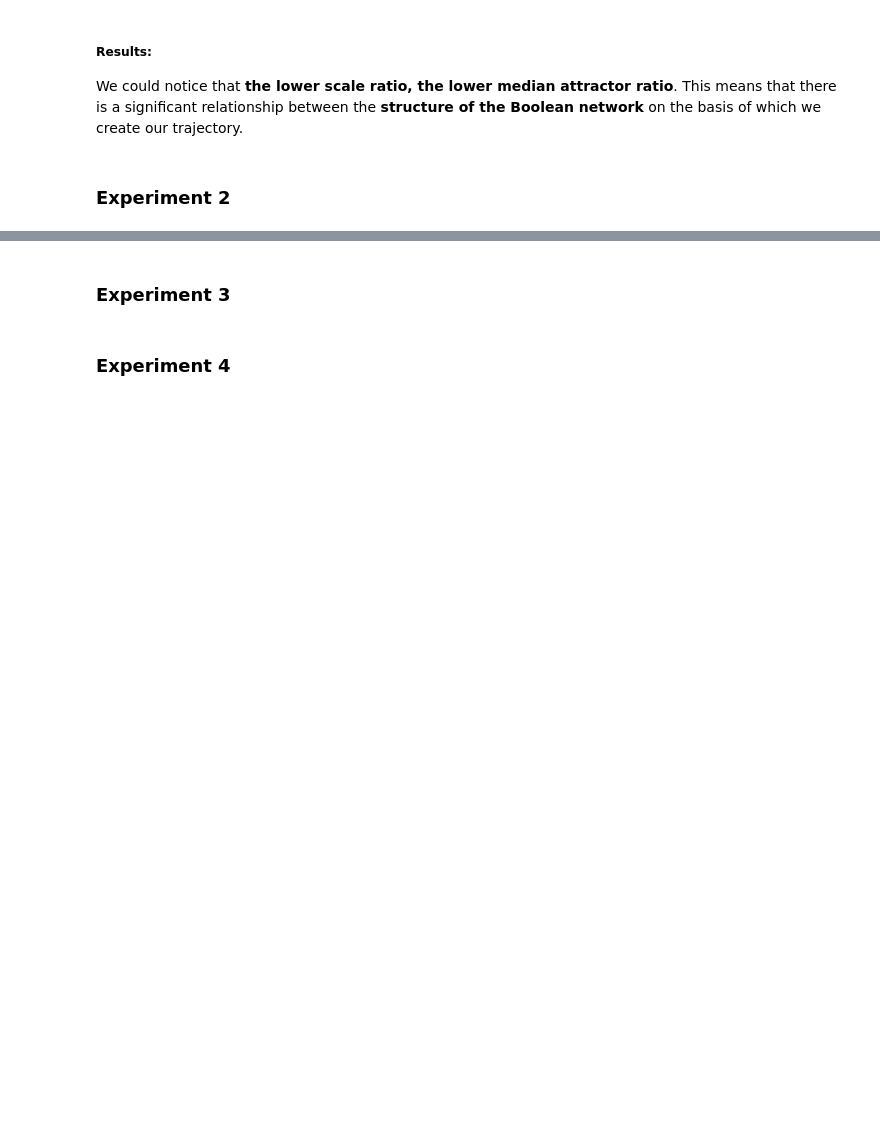
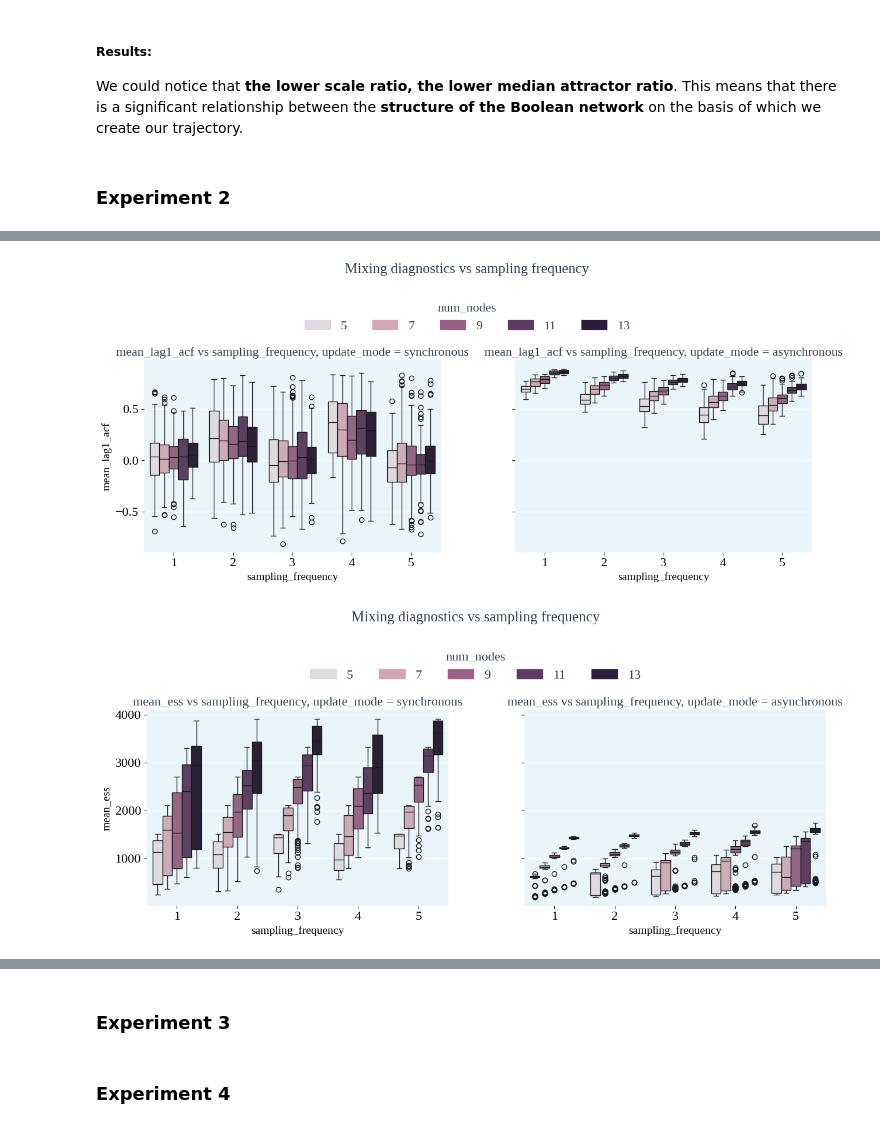
Before and after one commit to maxi7524/SAD2_final_project, a Jupyter notebook: notebooks/notebook_report_clean.ipynb, the cells around one changed output, grey strips where cells are left out. Cells and saved outputs as stored; diff of their text form; code cells hidden in the pictures; blank space fills up the shorter version.

```diff
--- a/notebooks/notebook_report_clean.ipynb
+++ b/notebooks/notebook_report_clean.ipynb
@@ -31,13 +35,13 @@ DATA_PATHA = Path('data/analysis_3_asynchronous_part_1')
 # %%
 # Data loading
 ## Dataset 1 - experiments 1, 2
-df = loader_obsolete_data(DATA_PATH2 / 'results/metadata.csv', DATA_PATH2 / 'results/joined_results_trajectory_length_vs_attractors.csv')
+df = loader_obsolete_data(DATASET_1_PATH / 'results/metadata.csv', DATASET_1_PATH / 'results/joined_results_trajectory_length_vs_attractors.csv')
 #TODO - they are wrong written should be loaded with `loader_current_data`
-# dfs = loader_obsolete_data(DATA_PATHS / 'results/metadata.csv', DATA_PATHS / 'results/joined_results_analysis_3_synchronous.csv')
-# dfa = loader_obsolete_data(DATA_PATHA / 'results/metadata.csv', DATA_PATHA / 'results/joined_results_analysis_3_asynchronous.csv')
+# dfs = loader_obsolete_data(DATASET_2_S_PATH / 'results/metadata.csv', DATASET_2_S_PATH / 'results/joined_results_analysis_3_synchronous.csv')
+# dfa = loader_obsolete_data(DATASET_2_A_PATH / 'results/metadata.csv', DATASET_2_A_PATH / 'results/joined_results_analysis_3_asynchronous.csv')
 
-metrics_list=['TP', 'FP', 'FN', 'precision', 'recall', 'sensitivity', 'AHD', 'SHD', 'EHD', 'SID']
-df = add_missing_metrics_from_experiment(df, DATA_PATH2, metrics_list, after_column='attractor_ratio')
-# dfs = add_missing_metrics_from_experiment(dfs, DATA_PATHS, metrics_list, after_column='attractor_ratio')
-# dfa = add_missing_metrics_from_experiment(dfa, DATA_PATHA, metrics_list, after_column='attractor_ratio')
+metrics_list=['TP', 'FP', 'FN', 'f1', 'accuracy', 'precision', 'recall', 'sensitivity', 'AHD', 'SHD', 'EHD', 'SID']
+df = add_missing_metrics_from_experiment(df, DATASET_1_PATH, metrics_list, after_column='attractor_ratio')
+# dfs = add_missing_metrics_from_experiment(dfs, DATASET_2_S_PATH, metrics_list, after_column='attractor_ratio')
+# dfa = add_missing_metrics_from_experiment(dfa, DATASET_2_A_PATH, metrics_list, after_column='attractor_ratio')
 df1 = df[df["trajectory_length"]>=10] # dataset1
@@ -506,0 +524,17 @@ These sample sizes remain sufficiently large for stable nonparametric inference
+# %%
+# Adjust data
+## Add results from part 1
+### Create new df for reproducibility
+df_series = df.copy()
+### dropping values < threshold
+df_series['scale'] = df_series["trajectory_length"] / df_series["num_nodes"]
+df_series = df_series[df_series['scale'] < 1.5]
+### dropping sets that are meaningles
+df_series = df_series[
+    (df_series["trajectory_length"] / df_series["sampling_frequency"]) > 1
+]
+## Add ACF and ESS information
+df_series = analyze_datasets_from_index(df_series, 'condition_id_name', DATASET_1_PATH, 1)
+
+# merge
+df_series
@@ -510,0 +664,15 @@ These sample sizes remain sufficiently large for stable nonparametric inference
+# %%
+
+plot_grouped_boxplots(
+    df=df_series,
+    group_col=None,                       # ← kluczowe
+    x_col="sampling_frequency",
+    y_cols=["mean_lag1_acf", "mean_ess"],
+    hue_col="num_nodes",
+    facet_col="update_mode",              # ← porównanie sync vs async
+    facet_levels=["synchronous", "asynchronous"],
+    main_title="Mixing diagnostics vs sampling frequency",
+)
+# %% [output]
+[figure, added]
+[figure, added]
```
Also changed, not shown: parts of 20 cells of this notebook, 1 other file.
